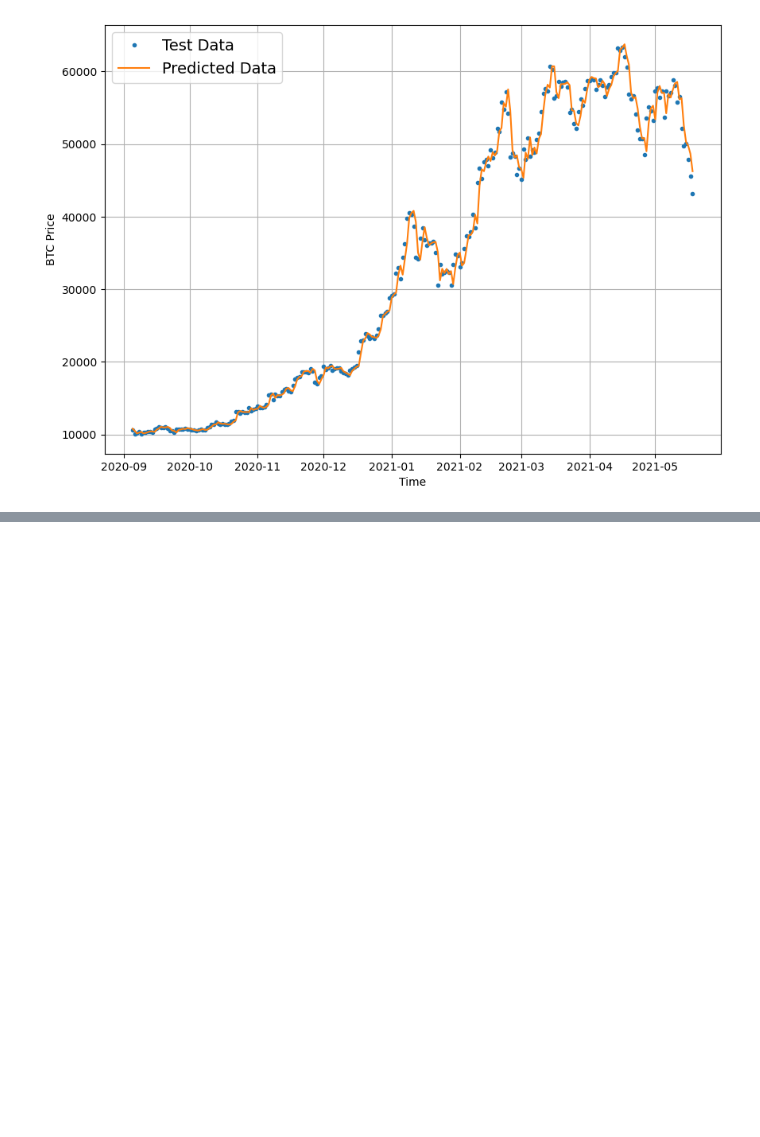
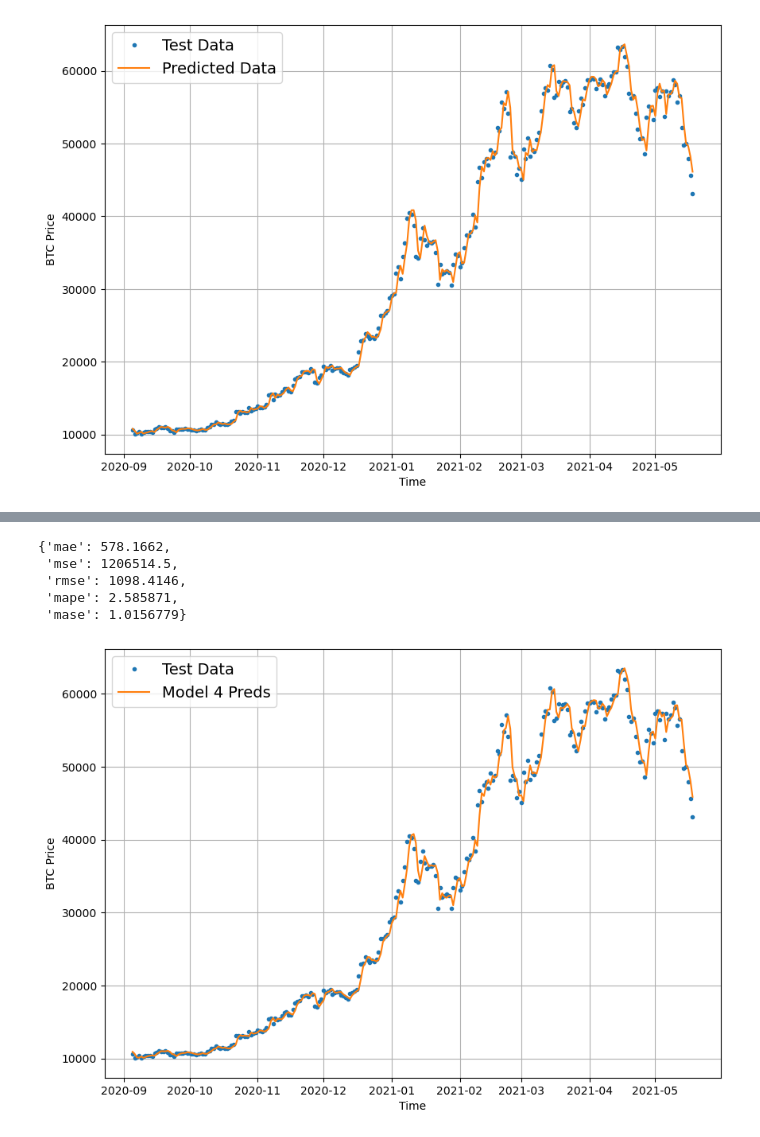
Before and after one commit to vivek11416/tensorFlow, a Jupyter notebook: TimeSeriesFundamentals/TimeSeriesLSTM.ipynb, the cells around one changed output, grey strips where cells are left out. Cells and saved outputs as stored; diff of their text form; code cells hidden in the pictures; blank space fills up the shorter version.

```diff
--- a/TimeSeriesFundamentals/TimeSeriesLSTM.ipynb
+++ b/TimeSeriesFundamentals/TimeSeriesLSTM.ipynb
@@ -408,0 +613,3 @@ plot_time_series(timesteps=X_test[-len(test_windows):],values=model_2_preds,star
+# %%
+model_4 = tf.keras.models.load_model('model_experiments/model_4_conv1D')
+model_4.evaluate(test_windows,test_labels)
@@ -408,0 +619,3 @@ plot_time_series(timesteps=X_test[-len(test_windows):],values=model_2_preds,star
+# %%
+model_4_preds = make_preds(model_4,test_windows)
+model_4_preds
@@ -408,0 +641,17 @@ plot_time_series(timesteps=X_test[-len(test_windows):],values=model_2_preds,star
+# %%
+model_4_results = evaluate_preds(y_true=tf.squeeze(test_labels),y_pred=model_4_preds)
+model_4_results
+# %% [output]
+{'mae': 578.1662,
+ 'mse': 1206514.5,
+ 'rmse': 1098.4146,
+ 'mape': 2.585871,
+ 'mase': 1.0156779}
+# %%
+offset = 300
+
+plt.figure(figsize=(10,7))
+plot_time_series(timesteps=X_test[-len(test_windows):],values=test_labels[:,0],start=offset,label="Test Data")
+plot_time_series(timesteps=X_test[-len(test_windows):],values=model_4_preds,start=offset,format='-',label="Model 4 Preds")
+# %% [output]
+[figure, added]
```
Also changed, not shown: parts of 31 cells of this notebook, 16 other files.
